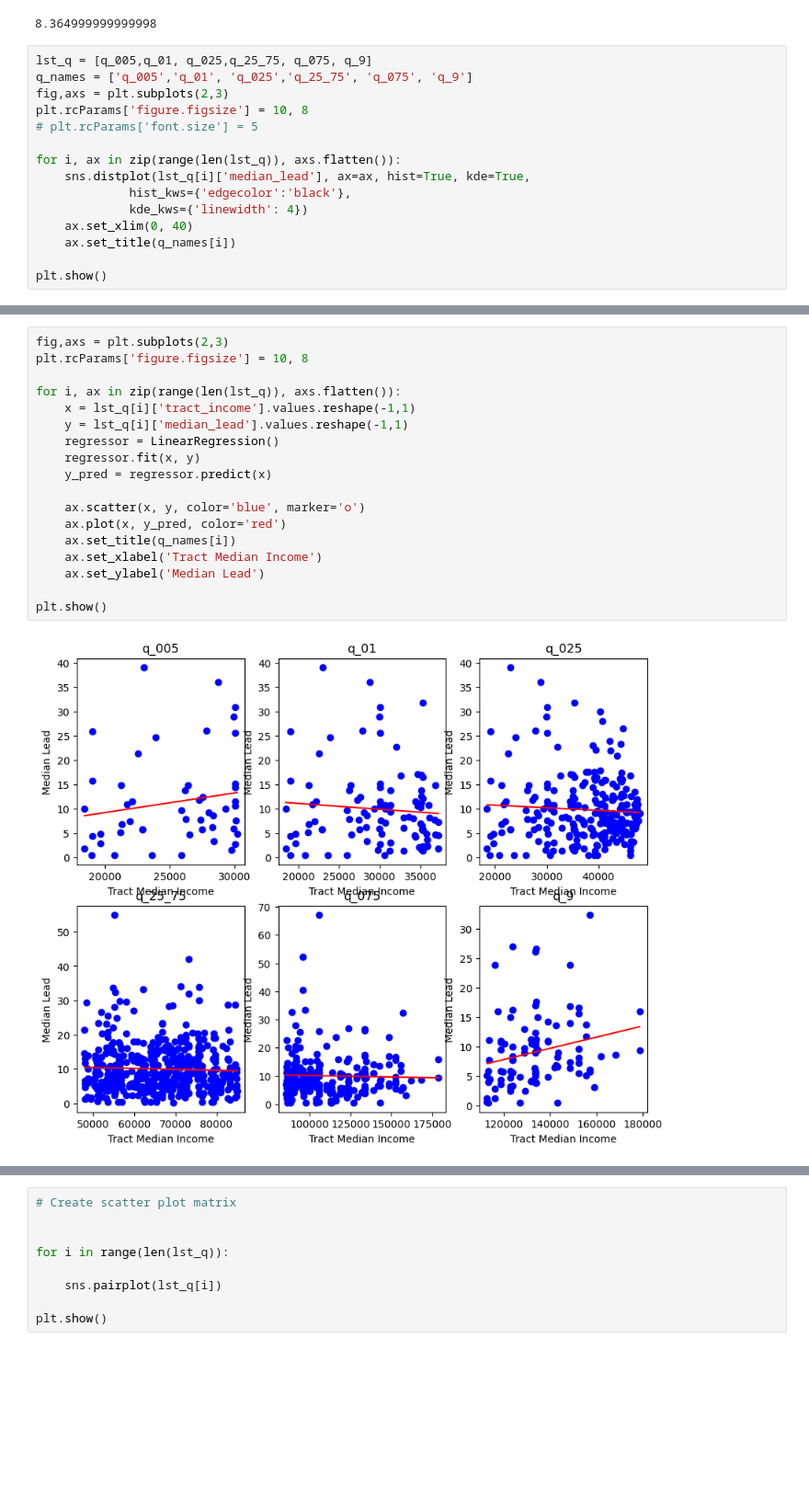
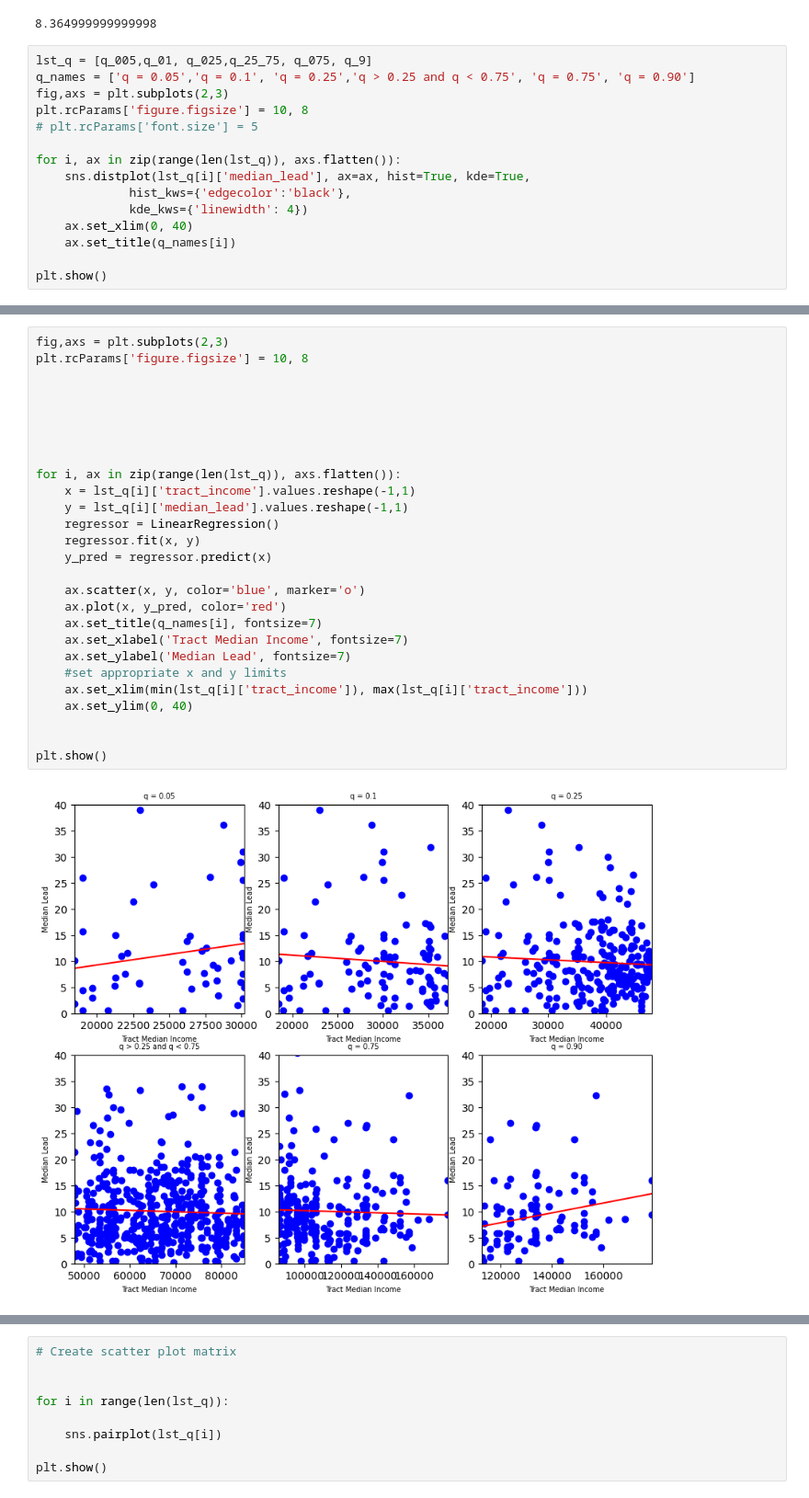
Before and after one commit to jacobhthomas/LeadWater, a Jupyter notebook: qr_income.ipynb, the cells around one changed output, grey strips where cells are left out. Shown at 92% size. Cells and saved outputs as stored; diff of their text form; blank space fills up the shorter version.

```diff
--- a/qr_income.ipynb
+++ b/qr_income.ipynb
@@ -245,7 +227,7 @@ q_25_75['median_lead'].median()
 8.364999999999998
 # %%
 lst_q = [q_005,q_01, q_025,q_25_75, q_075, q_9]
-q_names = ['q_005','q_01', 'q_025','q_25_75', 'q_075', 'q_9']
+q_names = ['q = 0.05','q = 0.1', 'q = 0.25','q > 0.25 and q < 0.75', 'q = 0.75', 'q = 0.90']
 fig,axs = plt.subplots(2,3)
 plt.rcParams['figure.figsize'] = 10, 8
 # plt.rcParams['font.size'] = 5
@@ -263,23 +245,32 @@ plt.show()
 # %%
 fig,axs = plt.subplots(2,3)
 plt.rcParams['figure.figsize'] = 10, 8
+
+
+
+
+
 
 for i, ax in zip(range(len(lst_q)), axs.flatten()):
     x = lst_q[i]['tract_income'].values.reshape(-1,1)
     y = lst_q[i]['median_lead'].values.reshape(-1,1)
     regressor = LinearRegression()
     regressor.fit(x, y)
     y_pred = regressor.predict(x)
 
     ax.scatter(x, y, color='blue', marker='o')
     ax.plot(x, y_pred, color='red')
-    ax.set_title(q_names[i])
-    ax.set_xlabel('Tract Median Income')
-    ax.set_ylabel('Median Lead')
+    ax.set_title(q_names[i], fontsize=7)
+    ax.set_xlabel('Tract Median Income', fontsize=7)
+    ax.set_ylabel('Median Lead', fontsize=7)
+    #set appropriate x and y limits
+    ax.set_xlim(min(lst_q[i]['tract_income']), max(lst_q[i]['tract_income']))
+    ax.set_ylim(0, 40)
+
 
 plt.show()
 # %% [output]
-[figure, old version]
+[figure, new version]
 # %%
 # Fit linear regression model
 
```
Also changed, not shown: parts of 5 cells of this notebook.
